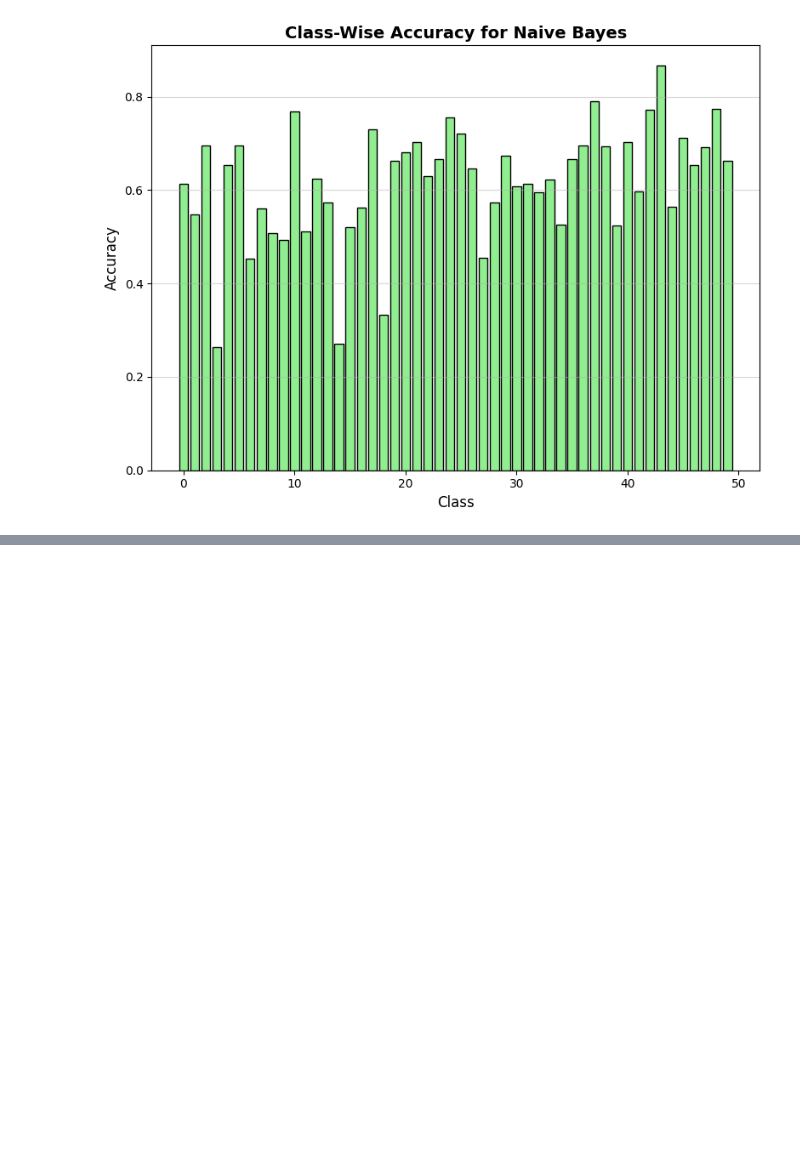
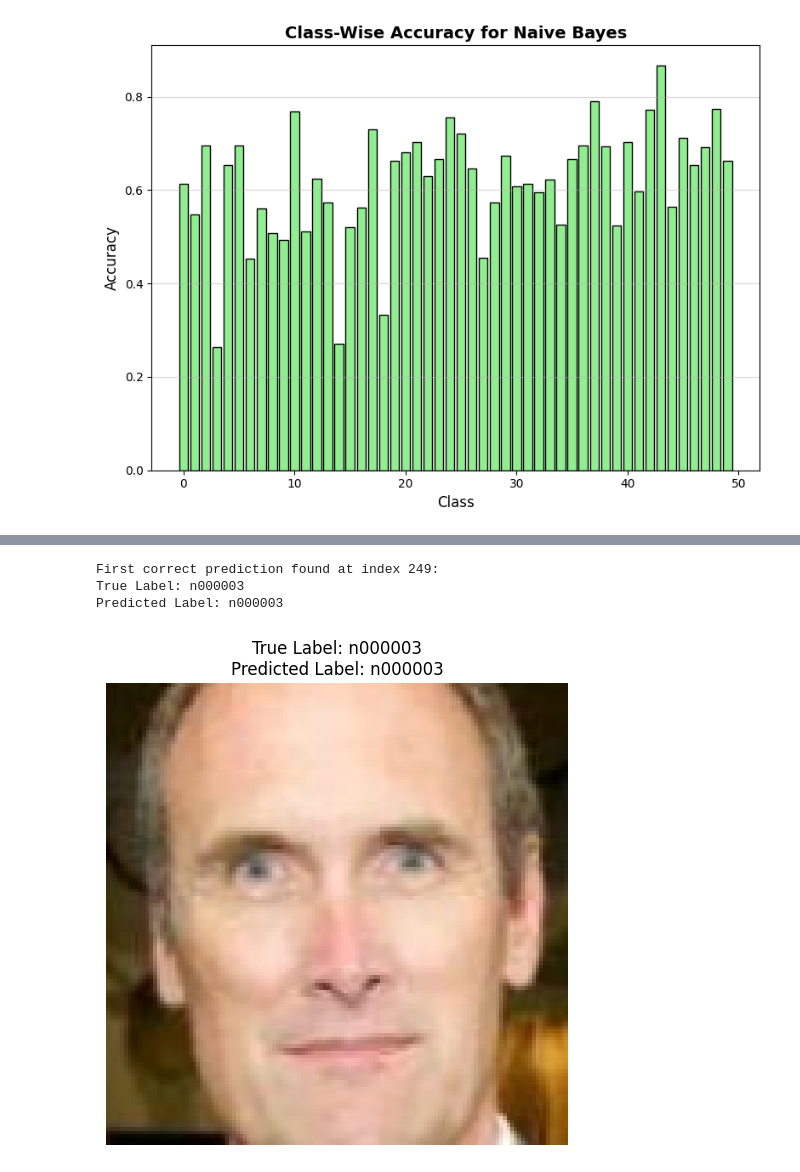
Before and after one commit to atanukayal/prmlproject, a Jupyter notebook: preprocessing.ipynb, the cells around one changed output, grey strips where cells are left out. Cells and saved outputs as stored; diff of their text form; code cells hidden in the pictures; blank space fills up the shorter version.

```diff
--- a/preprocessing.ipynb
+++ b/preprocessing.ipynb
@@ -1446,0 +1820,54 @@ plt.show()
+# %%
+# Function to find the first correctly predicted image
+def find_first_correct_prediction(images, labels, scaler, pca, svm, label_encoder):
+    """
+    Find the first image that is predicted correctly by the trained SVM model.
+
+    Parameters:
+    - images: List of images (e.g., NumPy arrays of shape (128, 128, 3)).
+    - labels: List of true labels corresponding to the images.
+    - scaler: Fitted StandardScaler object.
+    - pca: Fitted PCA object.
+    - svm: Trained SVM model.
+    - label_encoder: Fitted LabelEncoder object.
+
+    Returns:
+    - index: Index of the first correctly predicted image.
+    - true_label: True label of the image.
+    - predicted_label: Predicted label of the image.
+    """
+    for index, (image, true_label) in enumerate(zip(images, labels)):
+        # Preprocess the image
+        preprocessed_image = preprocess_image(image, scaler, pca)
+
+        # Predict the label
+        predicted_label_encoded = svm.predict(preprocessed_image)
+        predicted_label = label_encoder.inverse_transform(predicted_label_encoded)
+
+        # Check if the prediction is correct
+        if predicted_label[0] == true_label:
+            return index, true_label, predicted_label[0]
+
+    return None, None, None  # If no correct prediction is found
+
+# Example usage
+index, true_label, predicted_label = find_first_correct_prediction(images, labels, scaler, pca, svm, label_encoder)
+
+if index is not None:
+    print(f"First correct prediction found at index {index}:")
+    print(f"True Label: {true_label}")
+    print(f"Predicted Label: {predicted_label}")
+
+    # Display the correctly predicted image
+    plt.figure(figsize=(6, 6))
+    plt.imshow(cv2.cvtColor(images[index], cv2.COLOR_BGR2RGB))  # Convert BGR to RGB for display
+    plt.title(f"True Label: {true_label}\nPredicted Label: {predicted_label}")
+    plt.axis('off')
+    plt.show()
+else:
+    print("No correct predictions found.")
+# %% [output]
+First correct prediction found at index 249:
+True Label: n000003
+Predicted Label: n000003
+[figure, added]
```
Also changed, not shown: parts of 12 cells of this notebook.
